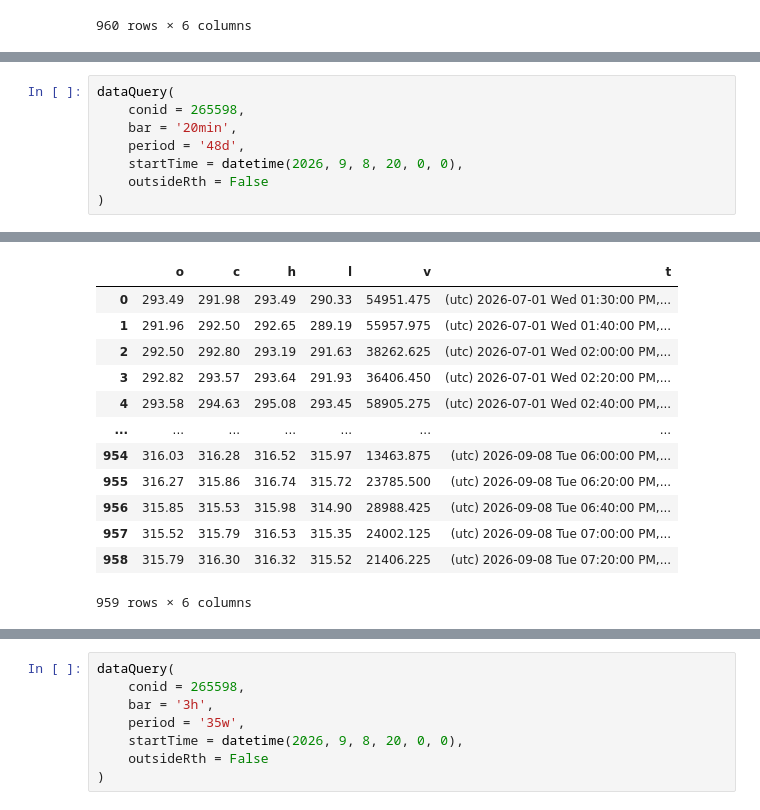
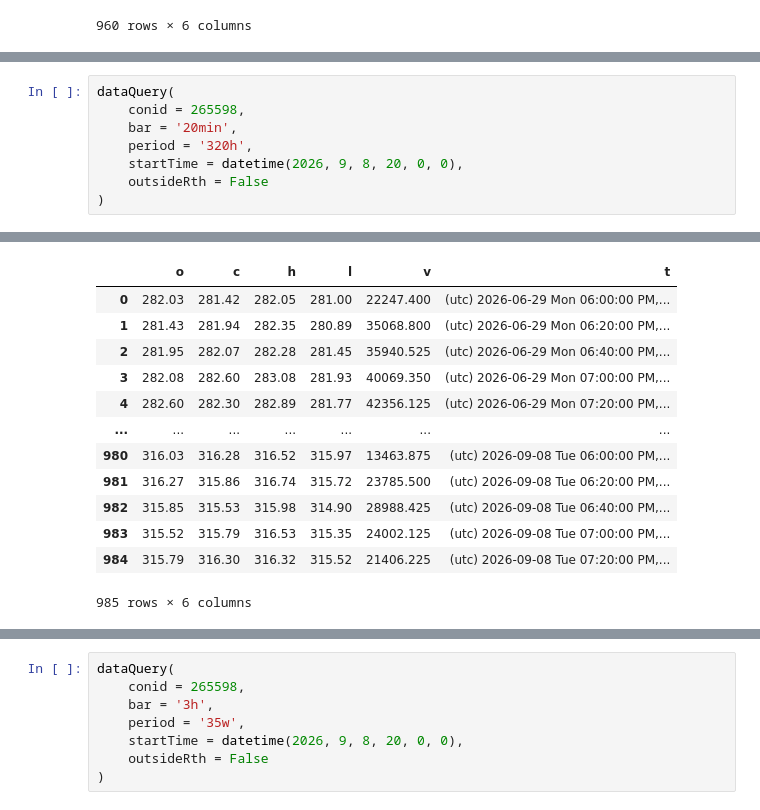
Before and after one commit to HackintoshwithUbuntu/IBKR-web-api-auto-data-downloader, a Jupyter notebook: defaultBars.ipynb, the cells around one changed output, grey strips where cells are left out. Drawn from its saved outputs; the diff is of its cells as text.

```diff
--- a/defaultBars.ipynb
+++ b/defaultBars.ipynb
@@ -359,7 +359,7 @@ barLength:           900
 dataQuery(
     conid = 265598,
     bar = '20min',
-    period = '48d',
+    period = '320h',
     startTime = datetime(2026, 9, 8, 20, 0, 0),
     outsideRth = False
 )
@@ -370,17 +370,17 @@ timePeriod:          48d
 barLength:           1200
 |  | o | c | h | l | v | t |
-| 0 | 293.49 | 291.98 | 293.49 | 290.33 | 54951.475 | (utc) 2026-07-01 Wed 01:30:00 PM,... |
-| 1 | 291.96 | 292.50 | 292.65 | 289.19 | 55957.975 | (utc) 2026-07-01 Wed 01:40:00 PM,... |
-| 2 | 292.50 | 292.80 | 293.19 | 291.63 | 38262.625 | (utc) 2026-07-01 Wed 02:00:00 PM,... |
-| 3 | 292.82 | 293.57 | 293.64 | 291.93 | 36406.450 | (utc) 2026-07-01 Wed 02:20:00 PM,... |
-| 4 | 293.58 | 294.63 | 295.08 | 293.45 | 58905.275 | (utc) 2026-07-01 Wed 02:40:00 PM,... |
+| 0 | 282.03 | 281.42 | 282.05 | 281.00 | 22247.400 | (utc) 2026-06-29 Mon 06:00:00 PM,... |
+| 1 | 281.43 | 281.94 | 282.35 | 280.89 | 35068.800 | (utc) 2026-06-29 Mon 06:20:00 PM,... |
+| 2 | 281.95 | 282.07 | 282.28 | 281.45 | 35940.525 | (utc) 2026-06-29 Mon 06:40:00 PM,... |
+| 3 | 282.08 | 282.60 | 283.08 | 281.93 | 40069.350 | (utc) 2026-06-29 Mon 07:00:00 PM,... |
+| 4 | 282.60 | 282.30 | 282.89 | 281.77 | 42356.125 | (utc) 2026-06-29 Mon 07:20:00 PM,... |
 | ... | ... | ... | ... | ... | ... | ... |
-| 954 | 316.03 | 316.28 | 316.52 | 315.97 | 13463.875 | (utc) 2026-09-08 Tue 06:00:00 PM,... |
-| 955 | 316.27 | 315.86 | 316.74 | 315.72 | 23785.500 | (utc) 2026-09-08 Tue 06:20:00 PM,... |
-| 956 | 315.85 | 315.53 | 315.98 | 314.90 | 28988.425 | (utc) 2026-09-08 Tue 06:40:00 PM,... |
-| 957 | 315.52 | 315.79 | 316.53 | 315.35 | 24002.125 | (utc) 2026-09-08 Tue 07:00:00 PM,... |
-| 958 | 315.79 | 316.30 | 316.32 | 315.52 | 21406.225 | (utc) 2026-09-08 Tue 07:20:00 PM,... |
+| 980 | 316.03 | 316.28 | 316.52 | 315.97 | 13463.875 | (utc) 2026-09-08 Tue 06:00:00 PM,... |
+| 981 | 316.27 | 315.86 | 316.74 | 315.72 | 23785.500 | (utc) 2026-09-08 Tue 06:20:00 PM,... |
+| 982 | 315.85 | 315.53 | 315.98 | 314.90 | 28988.425 | (utc) 2026-09-08 Tue 06:40:00 PM,... |
+| 983 | 315.52 | 315.79 | 316.53 | 315.35 | 24002.125 | (utc) 2026-09-08 Tue 07:00:00 PM,... |
+| 984 | 315.79 | 316.30 | 316.32 | 315.52 | 21406.225 | (utc) 2026-09-08 Tue 07:20:00 PM,... |
-959 rows × 6 columns
+985 rows × 6 columns
 # %%
 dataQuery(
     conid = 265598,
```
Also changed, not shown: parts of 7 cells of this notebook, 2 other files.
